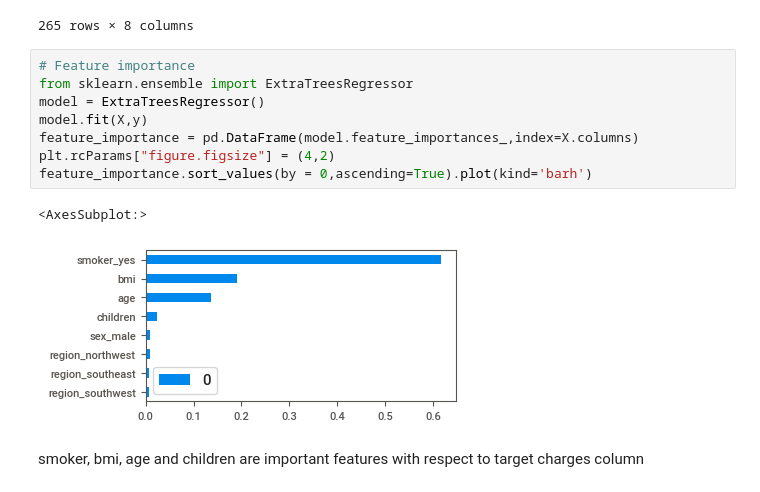
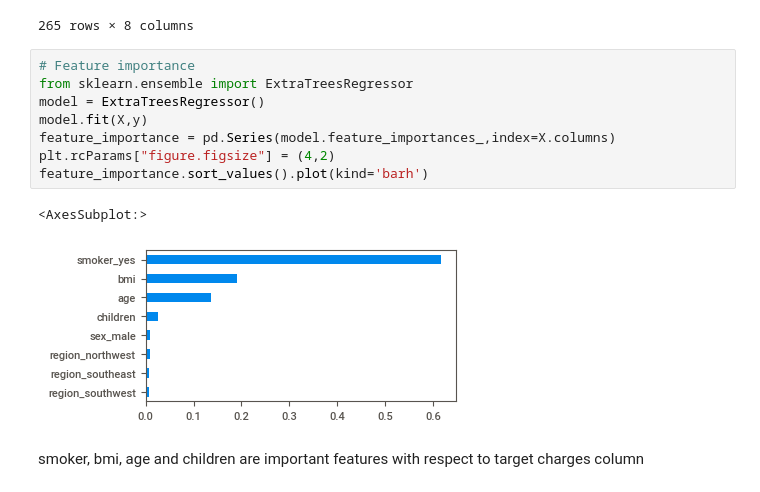
Before and after one commit to rajasinghj37/Insurance-Cost-Prediction, a Jupyter notebook: PRCP-1021-InsCostPred.ipynb, the cells around one changed output. Saved outputs shown, nothing was run; the diff lists cells and outputs as text.

```diff
--- a/PRCP-1021-InsCostPred.ipynb
+++ b/PRCP-1021-InsCostPred.ipynb
@@ -500,14 +500,14 @@ X_test
 # %%
 # Feature importance
 from sklearn.ensemble import ExtraTreesRegressor
 model = ExtraTreesRegressor()
 model.fit(X,y)
-feature_importance = pd.DataFrame(model.feature_importances_,index=X.columns)
+feature_importance = pd.Series(model.feature_importances_,index=X.columns)
 plt.rcParams["figure.figsize"] = (4,2)
-feature_importance.sort_values(by = 0,ascending=True).plot(kind='barh')
+feature_importance.sort_values().plot(kind='barh')
 # %% [output]
 <AxesSubplot:>
-[figure, old version]
+[figure, new version]
 # %% [markdown]
 smoker, bmi, age and children are important features with respect to target charges column
 # %%
```
Also changed, not shown: parts of 30 cells of this notebook.
